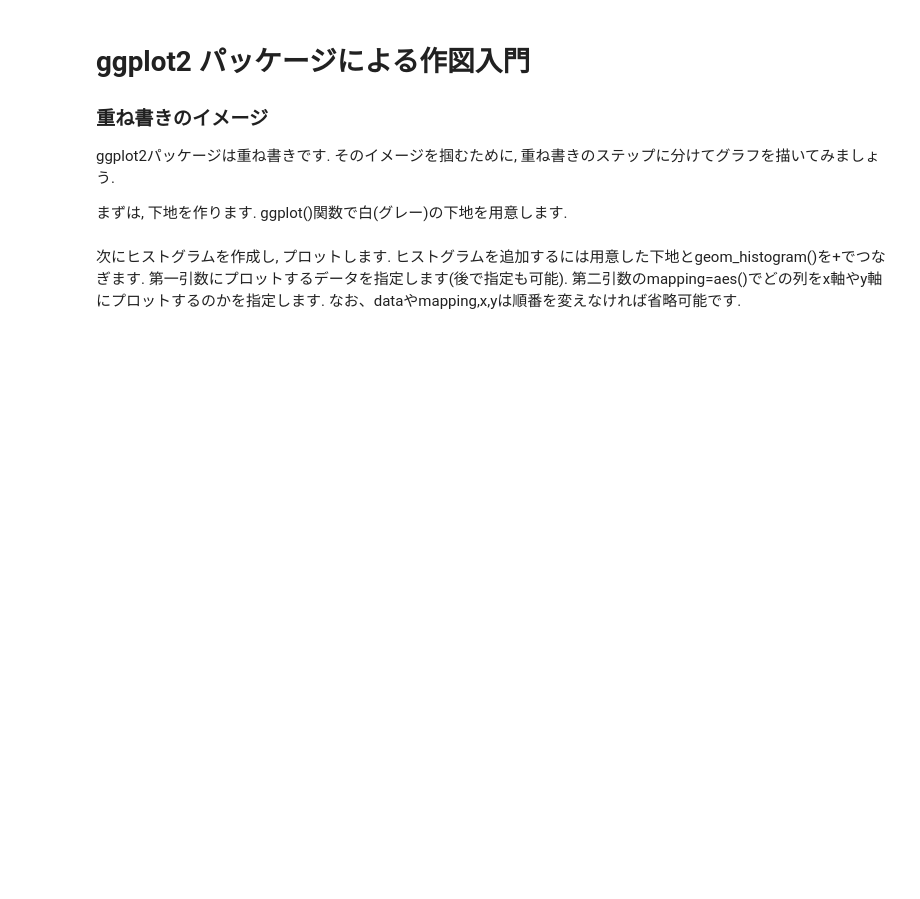
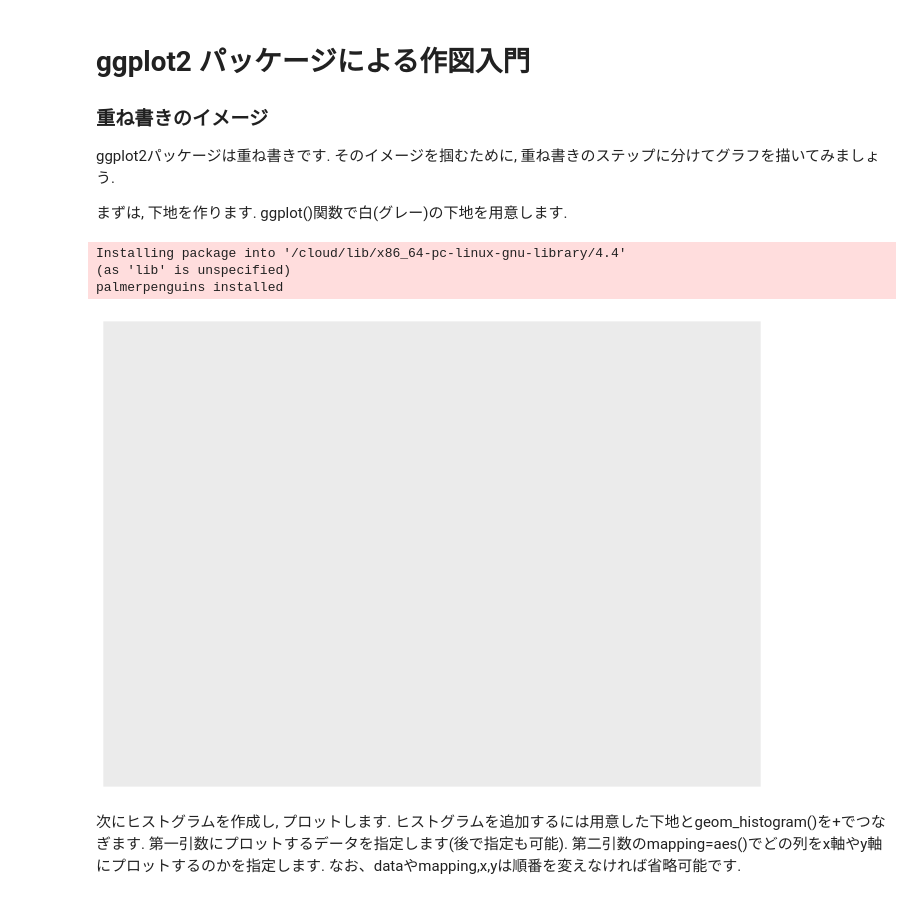
Before and after one commit to N-Yukihiro/Intro2Stats_SFC, a Jupyter notebook: Lecture-01/ggplot2.ipynb, the cells around one changed output. Cells and saved outputs as stored; diff of their text form; code cells hidden in the pictures; blank space fills up the shorter version.

```diff
--- a/Lecture-01/ggplot2.ipynb
+++ b/Lecture-01/ggplot2.ipynb
@@ -8,8 +8,15 @@ ggplot2パッケージは重ね書きです. そのイメージを掴むため
 
 まずは, 下地を作ります. ggplot()関数で白(グレー)の下地を用意します.
 # %%
-pacman::p_load(ggplot2)
-ggplot()
+pacman::p_load(
+  ggplot2,
+  palmerpenguins
+)
+# %% [output]
+Installing package into '/cloud/lib/x86_64-pc-linux-gnu-library/4.4'
+(as 'lib' is unspecified)
+palmerpenguins installed
+[figure, added]
 # %% [markdown]
 次にヒストグラムを作成し, プロットします.
 ヒストグラムを追加するには用意した下地とgeom_histogram()を+でつなぎます.
```
Also changed, not shown: parts of 9 cells of this notebook, 5 other files.
